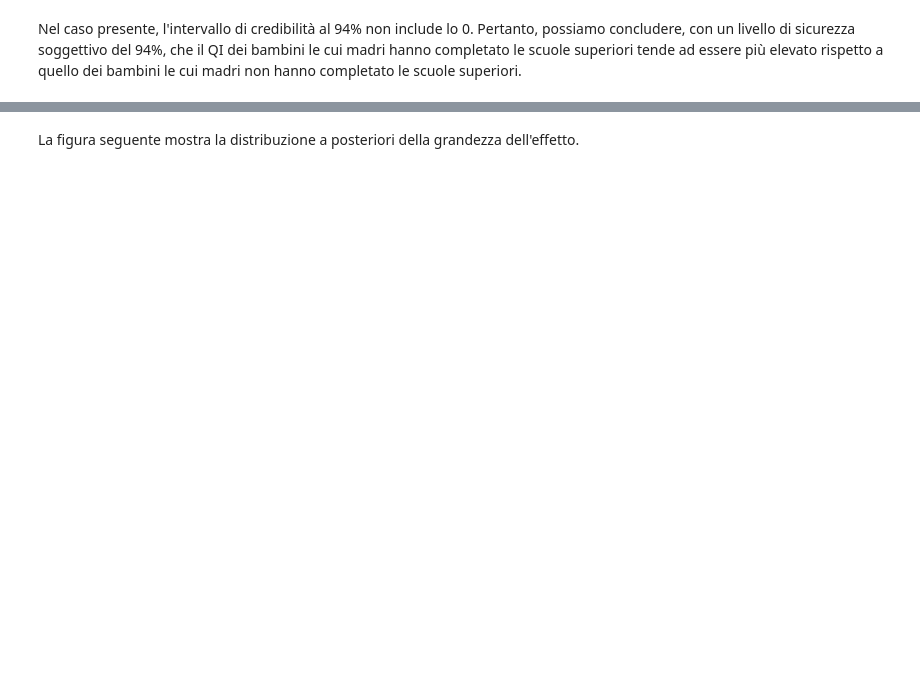
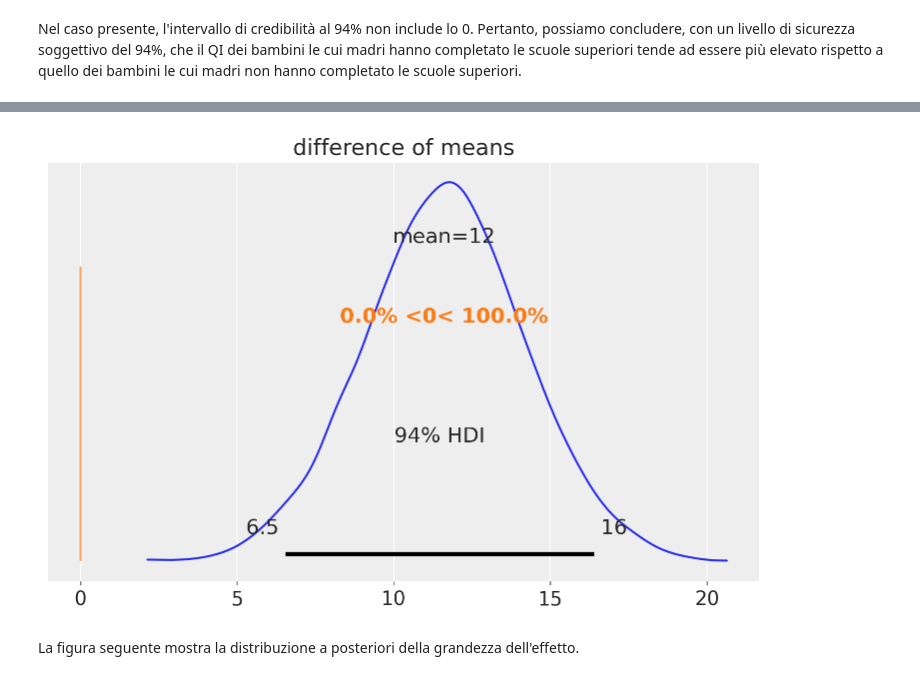
Before and after one commit to ccaudek/ds4psy, a Jupyter notebook: chapter_4/23_two_groups.ipynb, the cells around one changed output, grey strips where cells are left out. Drawn from its saved outputs; the diff is of its cells as text; code cells hidden in the pictures; blank space fills up the shorter version.

```diff
--- a/chapter_4/23_two_groups.ipynb
+++ b/chapter_4/23_two_groups.ipynb
@@ -287,10 +265,5 @@ az.summary(idata, var_names=["difference of means", "difference of stds", "effec
 # %% [markdown]
 Nel caso presente, l'intervallo di credibilità al 94% non include lo 0. Pertanto, possiamo concludere, con un livello di sicurezza soggettivo del 94%, che il QI dei bambini le cui madri hanno completato le scuole superiori tende ad essere più elevato rispetto a quello dei bambini le cui madri non hanno completato le scuole superiori.
 # %%
-_ = az.plot_posterior(
-    idata,
-    var_names="difference of means",
-    ref_val=0,
-    color="#87ceeb",
-)
+az.plot_posterior(idata, var_names="difference of means", ref_val=0)
 # %% [output]
@@ -298,3 +270,4 @@ _ = az.plot_posterior(
+[figure, added]
 # %% [markdown]
 La figura seguente mostra la distribuzione a posteriori della grandezza dell'effetto.
 # %%
```
Also changed, not shown: parts of 17 cells of this notebook, 3 other files.
